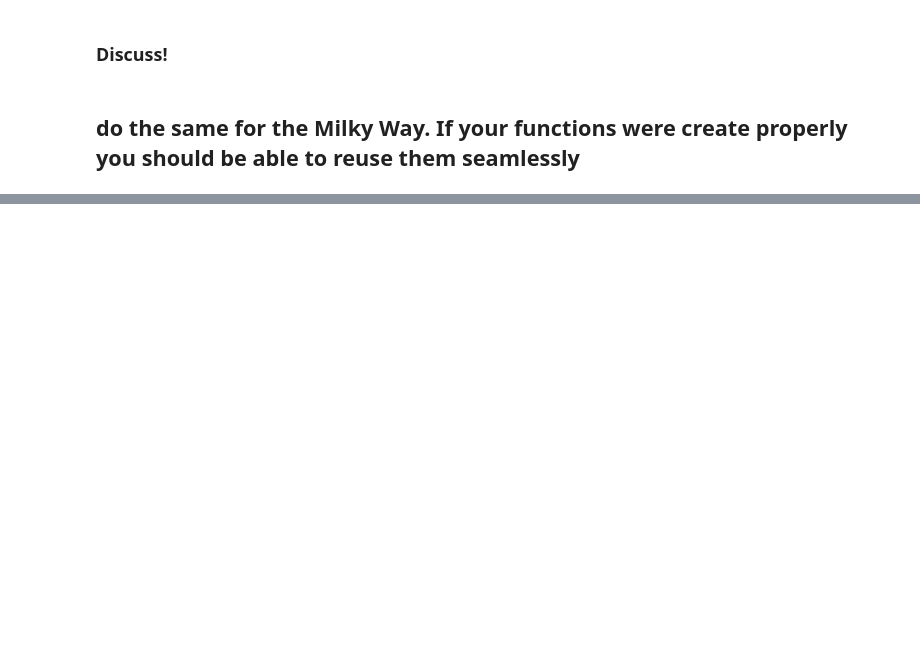
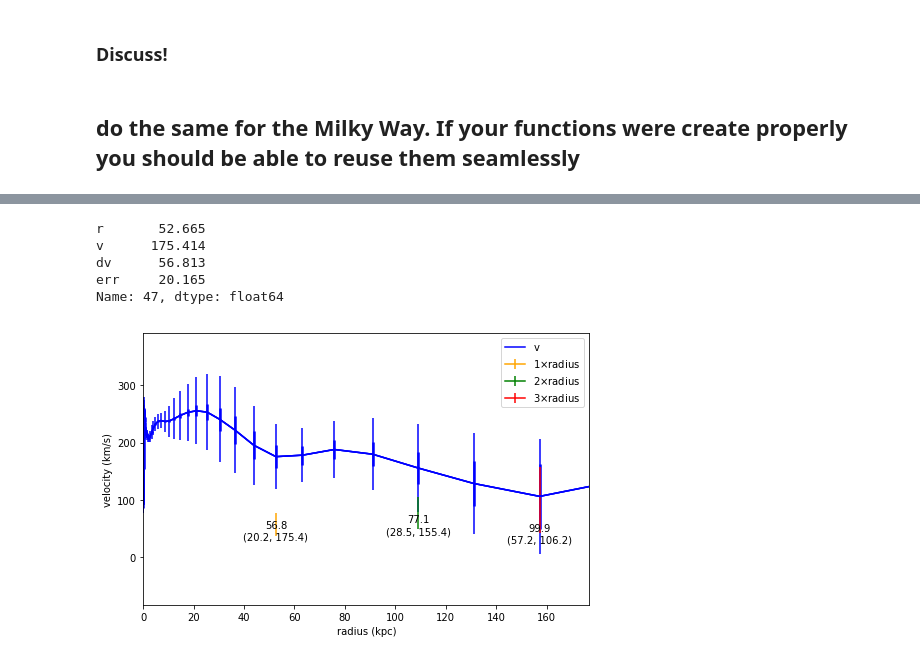
Before and after one commit to narayan-paudel/DSPS_EPAUDEL, a Jupyter notebook: HW4_ePaudel/GalrotCurve.ipynb, the cells around one changed output, grey strips where cells are left out. Saved outputs shown, nothing was run; the diff lists cells and outputs as text; code cells hidden in the pictures; blank space fills up the shorter version.

```diff
--- a/HW4_ePaudel/GalrotCurve.ipynb
+++ b/HW4_ePaudel/GalrotCurve.ipynb
@@ -205,0 +301,3 @@ def vratios(gal, rds, rd, err='dv'):
+# %%
+#to import data
+milkyway=pd.read_csv("https://raw.githubusercontent.com/narayan-paudel/DSPS_EPAUDEL/master/HW4_ePaudel/mw.csv",comment='#',delim_whitespace=False,names=["r","v","dv","err"], skiprows=2)
@@ -205,0 +325,18 @@ def vratios(gal, rds, rd, err='dv'):
+# %%
+#information on Milky way
+mw_size = 46 #kpc
+# %%
+#to get smallest radius in data set that is N times the size of visible galaxy
+gal_mw = getradii(milkyway, mw_size, 1)
+gal_mw
+# %% [output]
+r       52.665
+v      175.414
+dv      56.813
+err     20.165
+Name: 47, dtype: float64
+# %%
+#to plot rotational curve of Milky way galaxy with error bars
+plotGal(milkyway, rds=mw_size)
+# %% [output]
+[figure, added]
```
Also changed, not shown: parts of 25 cells of this notebook, 1 other file.
